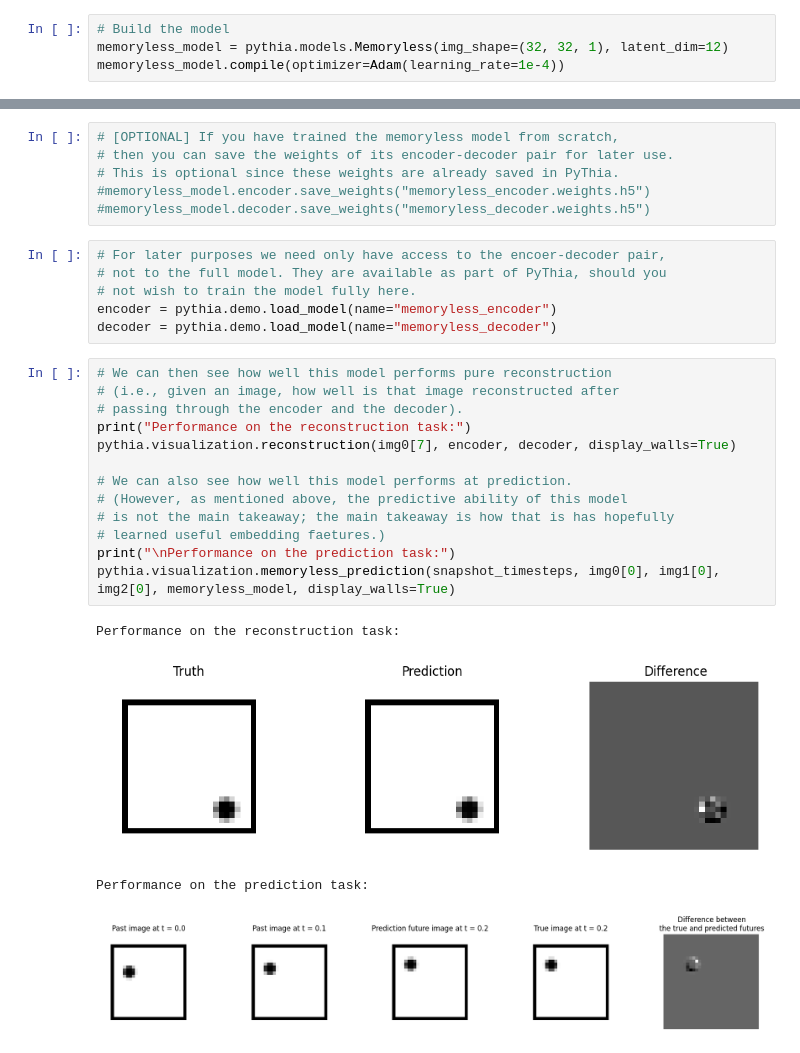
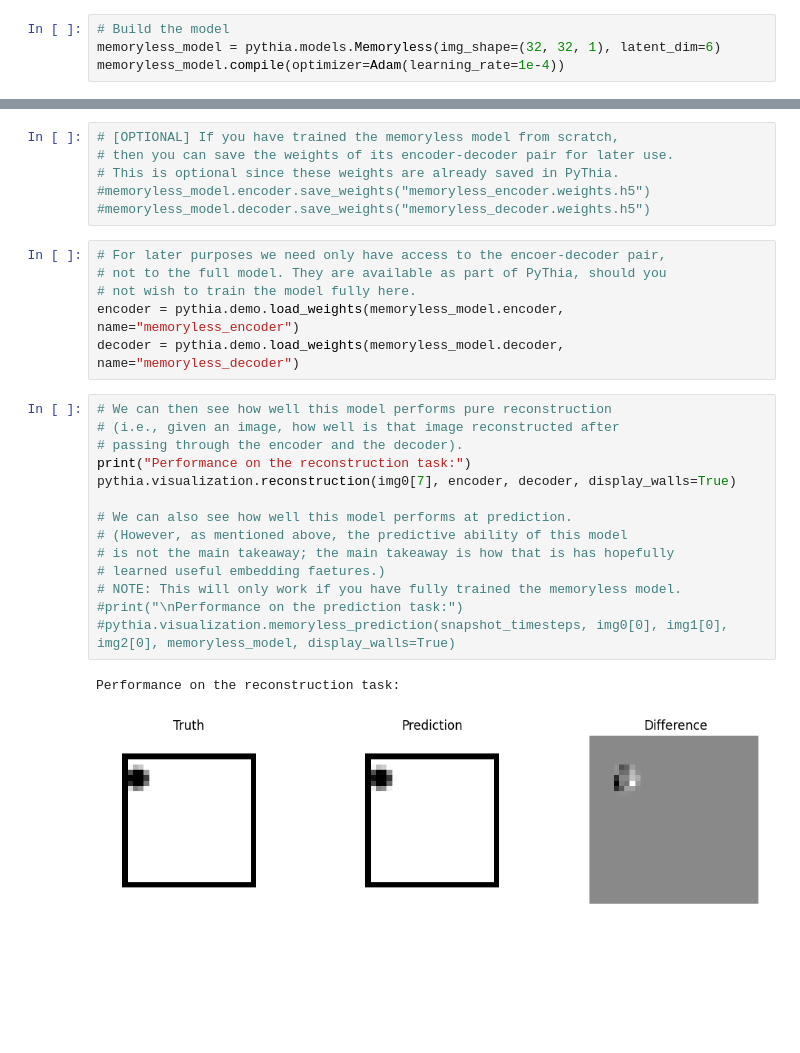
Before and after one commit to aremondtiedrez/pythia, a Jupyter notebook: demo.ipynb, the cells around one changed output, grey strips where cells are left out. Saved outputs shown, nothing was run; the diff lists cells and outputs as text; blank space fills up the shorter version.

Commit message:
The demo notebook is ready!

```diff
--- a/demo.ipynb
+++ b/demo.ipynb
@@ -249,7 +249,7 @@ img1 = images[:, 1].astype("float") / 255.
 img2 = images[:, 2].astype("float") / 255.
 # %%
 # Build the model
-memoryless_model = pythia.models.Memoryless(img_shape=(32, 32, 1), latent_dim=12)
+memoryless_model = pythia.models.Memoryless(img_shape=(32, 32, 1), latent_dim=6)
 memoryless_model.compile(optimizer=Adam(learning_rate=1e-4))
 # %%
 # Train the model
@@ -267,23 +267,22 @@ memoryless_model.fit([img0, img1, img2], epochs=50, batch_size=16)
 # For later purposes we need only have access to the encoer-decoder pair,
 # not to the full model. They are available as part of PyThia, should you
 # not wish to train the model fully here.
-encoder = pythia.demo.load_model(name="memoryless_encoder")
-decoder = pythia.demo.load_model(name="memoryless_decoder")
+encoder = pythia.demo.load_weights(memoryless_model.encoder, name="memoryless_encoder")
+decoder = pythia.demo.load_weights(memoryless_model.decoder, name="memoryless_decoder")
 # %%
 # We can then see how well this model performs pure reconstruction
 # (i.e., given an image, how well is that image reconstructed after
 # passing through the encoder and the decoder).
 print("Performance on the reconstruction task:")
 pythia.visualization.reconstruction(img0[7], encoder, decoder, display_walls=True)
 
 # We can also see how well this model performs at prediction.
 # (However, as mentioned above, the predictive ability of this model
 # is not the main takeaway; the main takeaway is how that is has hopefully
 # learned useful embedding faetures.)
-print("\nPerformance on the prediction task:")
-pythia.visualization.memoryless_prediction(snapshot_timesteps, img0[0], img1[0], img2[0], memoryless_model, display_walls=True)
+# NOTE: This will only work if you have fully trained the memoryless model.
+#print("\nPerformance on the prediction task:")
+#pythia.visualization.memoryless_prediction(snapshot_timesteps, img0[0], img1[0], img2[0], memoryless_model, display_walls=True)
 # %% [output]
 Performance on the reconstruction task:
-[figure, old version]
+[figure, new version]
-Performance on the prediction task:
-[figure, removed]
```
